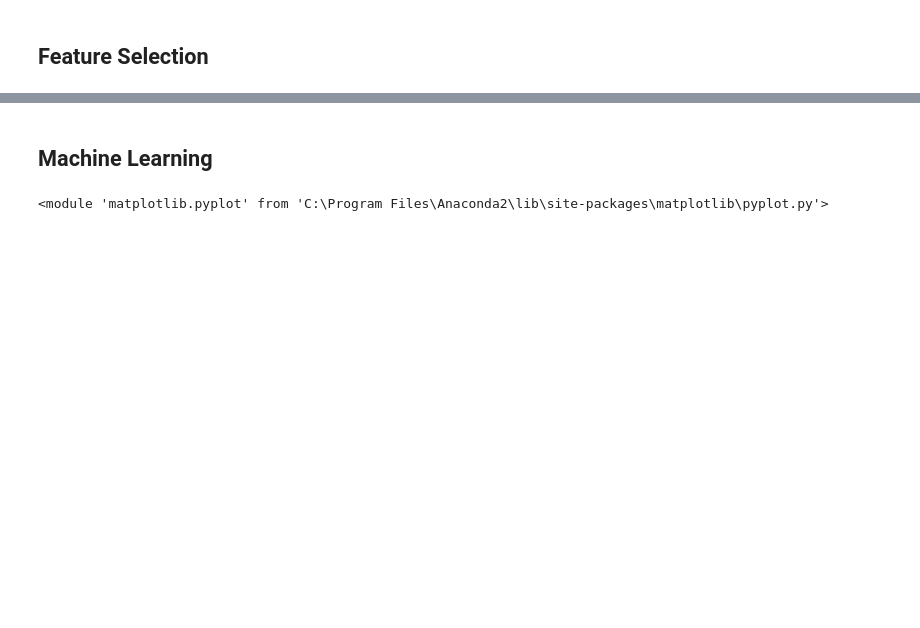
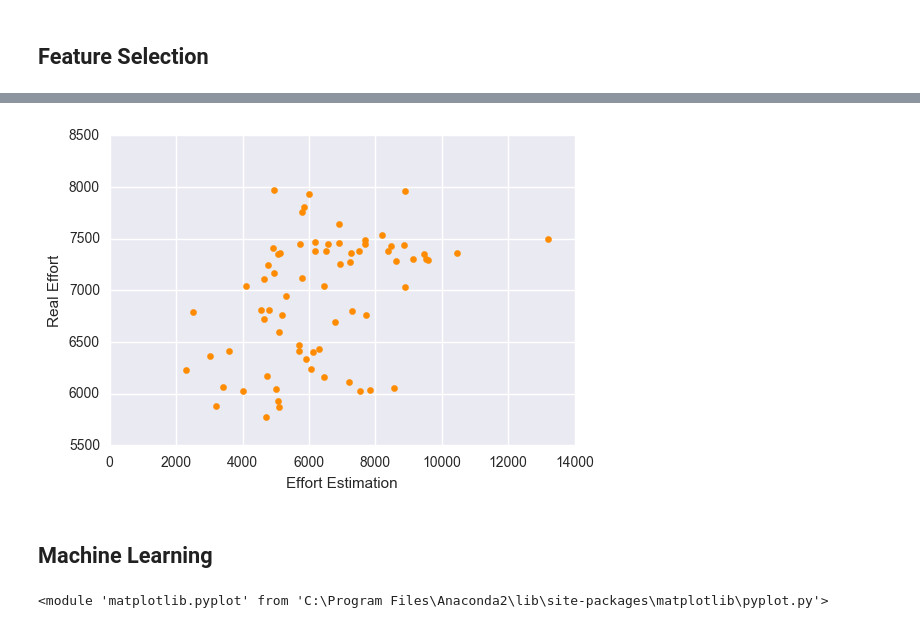
Before and after one commit to SolrBeam/UCP-Effort-Estimator, a Jupyter notebook: model/UCP Effort Estimation Model.ipynb, the cells around one changed output, grey strips where cells are left out. Drawn from its saved outputs; the diff is of its cells as text; code cells hidden in the pictures; blank space fills up the shorter version.

```diff
--- a/model/UCP Effort Estimation Model.ipynb
+++ b/model/UCP Effort Estimation Model.ipynb
@@ -68,0 +163,6 @@ sns.distplot(df['Real_Effort_Person_Hours'], bins=20)
+# %%
+plt.scatter(X, y, color='darkorange', label='data')
+plt.xlabel('Effort Estimation')
+plt.ylabel('Real Effort')
+plt
+# %% [output]
@@ -69,3 +170,4 @@ sns.distplot(df['Real_Effort_Person_Hours'], bins=20)
+[figure, added]
 # %%
 # df['Log_Real'] = df['Real_Effort_Person_Hours'].apply(lambda x: np.log(x+1))
 # df[['Effort_Estimation', 'Log_Real']].sort_values(by='Effort_Estimation', ascending=True).head()
```
Also changed, not shown: parts of 18 cells of this notebook, 6 other files.
